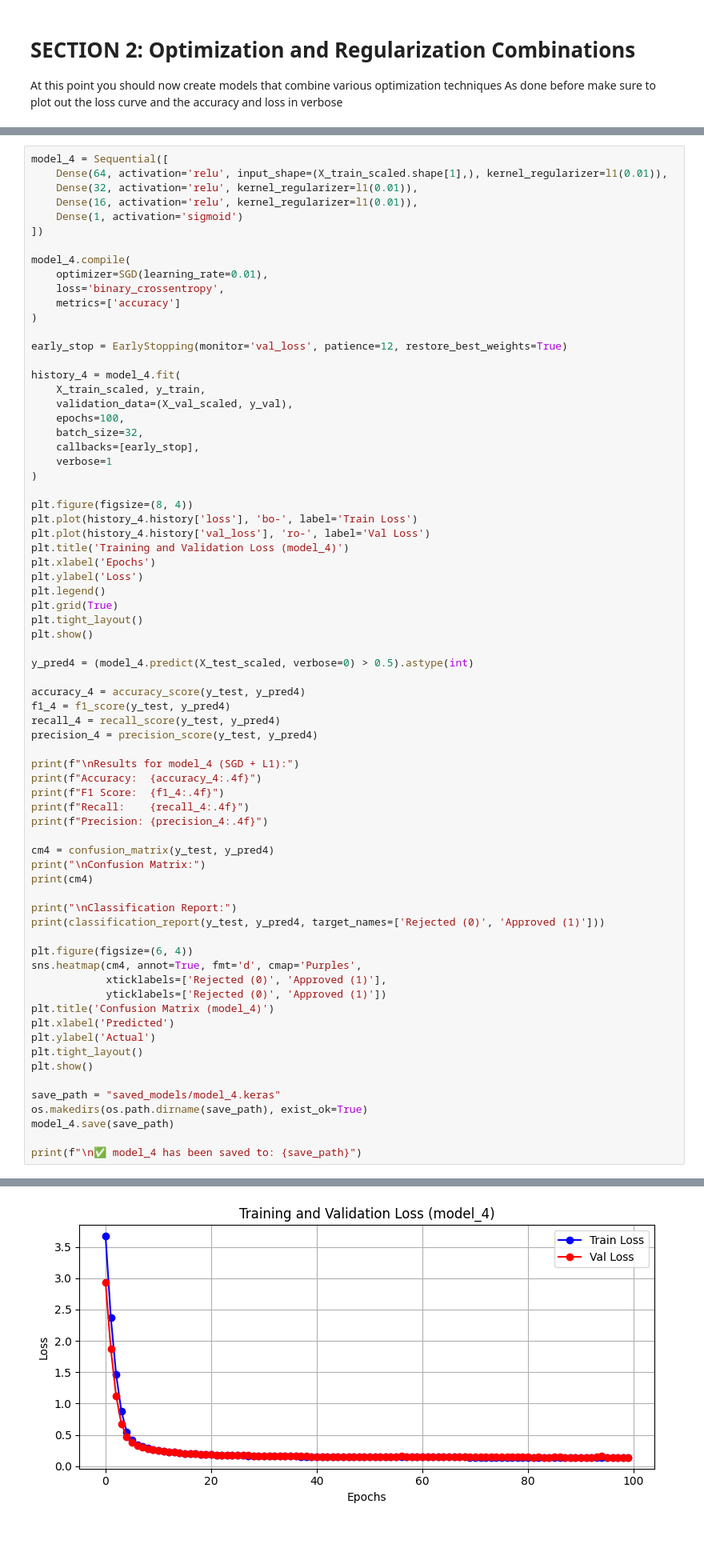
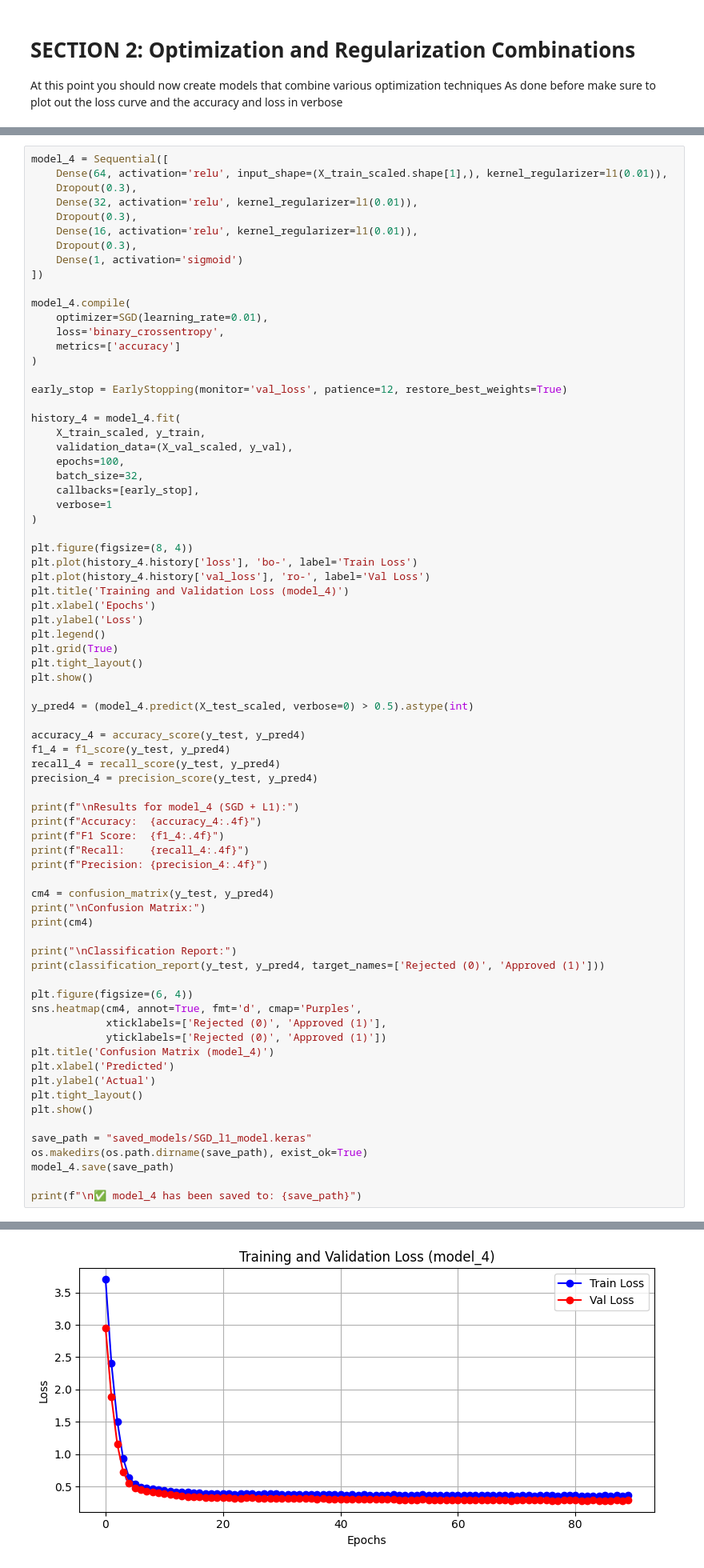
Before and after one commit to Annemarie535257/Agriempower_model_trainning, a Jupyter notebook: Summative_Intro_to_ml_Anne_Marie_Twagirayezu_assignment.ipynb, the cells around one changed output, grey strips where cells are left out. Shown: that part at 80% size. Saved outputs shown, nothing was run; the diff lists cells and outputs as text; blank space fills up the shorter version.

```diff
--- a/Summative_Intro_to_ml_Anne_Marie_Twagirayezu_assignment.ipynb
+++ b/Summative_Intro_to_ml_Anne_Marie_Twagirayezu_assignment.ipynb
@@ -528,8 +531,11 @@ weighted avg       0.99      0.99      0.99      3600
 # %%
 model_4 = Sequential([
     Dense(64, activation='relu', input_shape=(X_train_scaled.shape[1],), kernel_regularizer=l1(0.01)),
+    Dropout(0.3),
     Dense(32, activation='relu', kernel_regularizer=l1(0.01)),
+    Dropout(0.3),
     Dense(16, activation='relu', kernel_regularizer=l1(0.01)),
+    Dropout(0.3),
     Dense(1, activation='sigmoid')
 ])
 
@@ -591,7 +597,7 @@ plt.ylabel('Actual')
 plt.tight_layout()
 plt.show()
 
-save_path = "saved_models/model_4.keras"
+save_path = "saved_models/SGD_l1_model.keras"
 os.makedirs(os.path.dirname(save_path), exist_ok=True)
 model_4.save(save_path)
 
@@ -618,2 +624,2 @@ Epoch 100/100
-[figure, old version]
+[figure, new version]
 Results for model_4 (SGD + L1):
```
Also changed, not shown: parts of 6 cells of this notebook.
